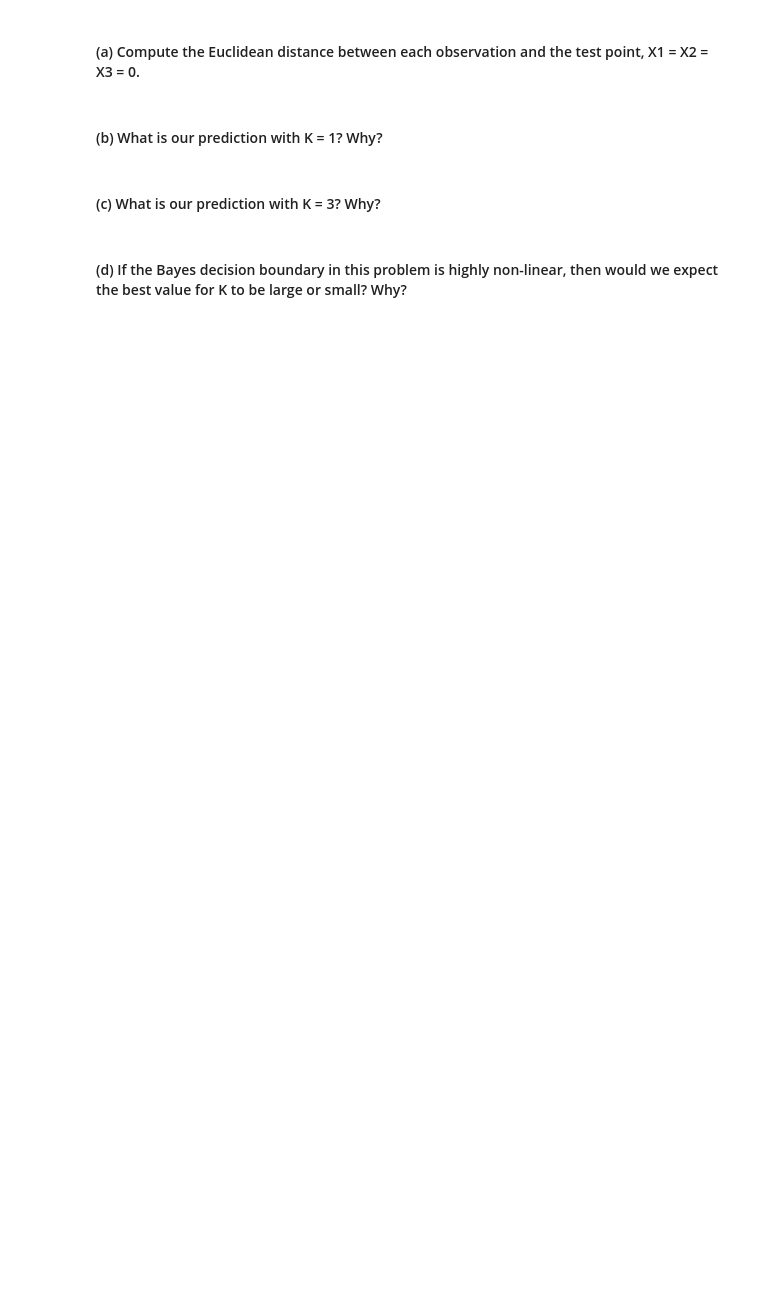
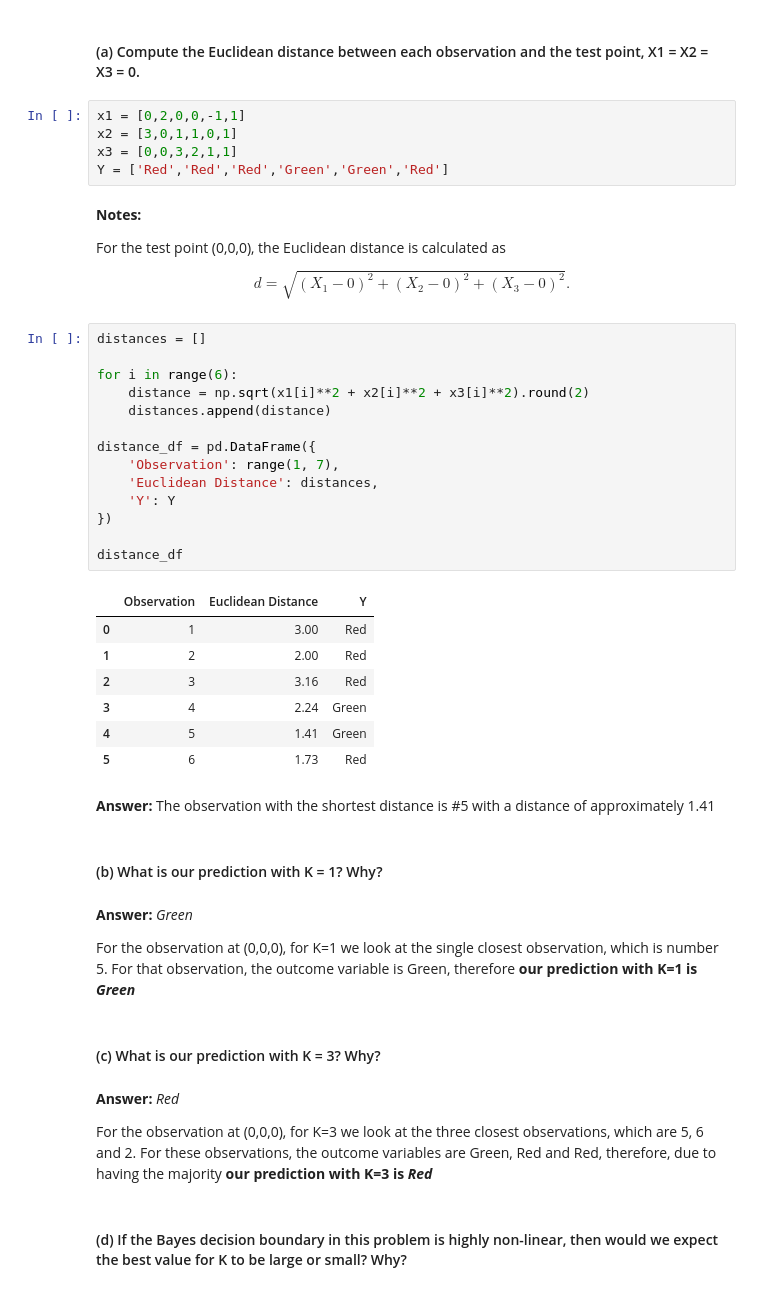
Before and after one commit to akeehan56/DSCI552, a Jupyter notebook: HW2/Notebook/Keehan_Alyssa_HW2.ipynb, the cells around one changed output. Drawn from its saved outputs; the diff is of its cells as text; blank space fills up the shorter version.

Commit message:
cleaned up answers

```diff
--- a/HW2/Notebook/Keehan_Alyssa_HW2.ipynb
+++ b/HW2/Notebook/Keehan_Alyssa_HW2.ipynb
@@ -942,9 +947,54 @@ When the variance of the error terms is extremely high, a flexible method will g
 ![2.4.7 Question](../data/247table.png)
 # %% [markdown]
 #### (a) Compute the Euclidean distance between each observation and the test point, X1 = X2 = X3 = 0.
+# %%
+x1 = [0,2,0,0,-1,1]
+x2 = [3,0,1,1,0,1]
+x3 = [0,0,3,2,1,1]
+Y = ['Red','Red','Red','Green','Green','Red']
+# %% [markdown]
+**Notes:**
+
+For the test point (0,0,0), the Euclidean distance is calculated as
+
+$$
+d = \sqrt{(X_1-0)^2 + (X_2-0)^2 + (X_3-0)^2}.
+$$
+# %%
+distances = []
+
+for i in range(6):
+    distance = np.sqrt(x1[i]**2 + x2[i]**2 + x3[i]**2).round(2)
+    distances.append(distance)
+
+distance_df = pd.DataFrame({
+    'Observation': range(1, 7),
+    'Euclidean Distance': distances,
+    'Y': Y
+})
+
+distance_df
+# %% [output]
+|  | Observation | Euclidean Distance | Y |
+| 0 | 1 | 3.00 | Red |
+| 1 | 2 | 2.00 | Red |
+| 2 | 3 | 3.16 | Red |
+| 3 | 4 | 2.24 | Green |
+| 4 | 5 | 1.41 | Green |
+| 5 | 6 | 1.73 | Red |
+# %% [markdown]
+**Answer:** The observation with the shortest distance is #5 with a distance of approximately 1.41
 # %% [markdown]
 #### (b) What is our prediction with K = 1? Why?
+# %% [markdown]
+**Answer:** *Green*
+
+For the observation at (0,0,0), for K=1 we look at the single closest observation, which is number 5. For that observation, the outcome variable is Green, therefore **our prediction with K=1 is** ***Green***
 # %% [markdown]
 #### (c) What is our prediction with K = 3? Why?
+# %% [markdown]
+**Answer:** *Red*
+
+For the observation at (0,0,0), for K=3 we look at the three closest observations, which are 5, 6 and 2. For these observations, the outcome variables are Green, Red and Red, therefore, due to having the majority **our prediction with K=3 is** ***Red***
 # %% [markdown]
 #### (d) If the Bayes decision boundary in this problem is highly non-linear, then would we expect the best value for K to be large or small? Why?
```
Also changed, not shown: parts of 23 cells of this notebook, 4 other files.
